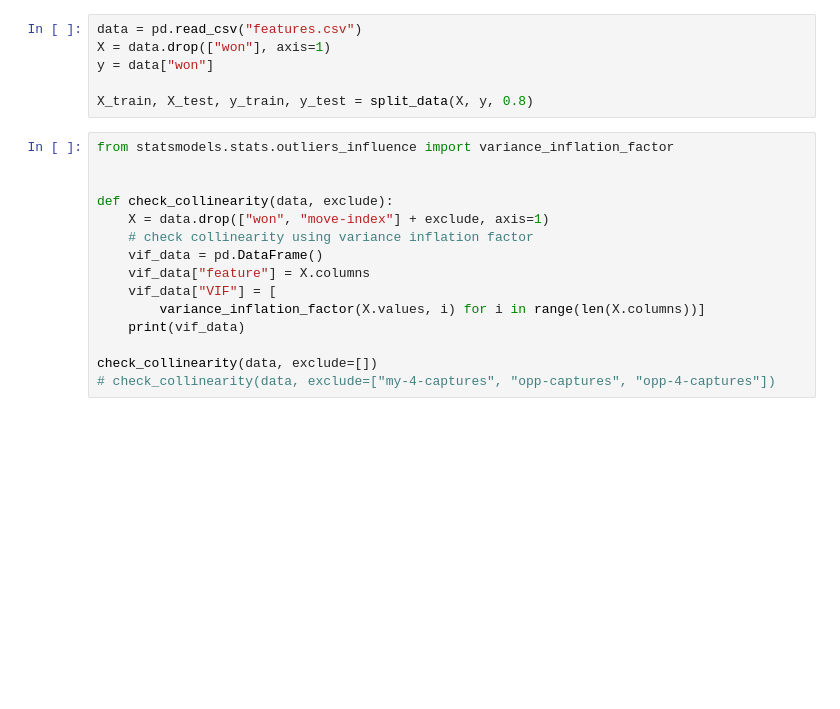
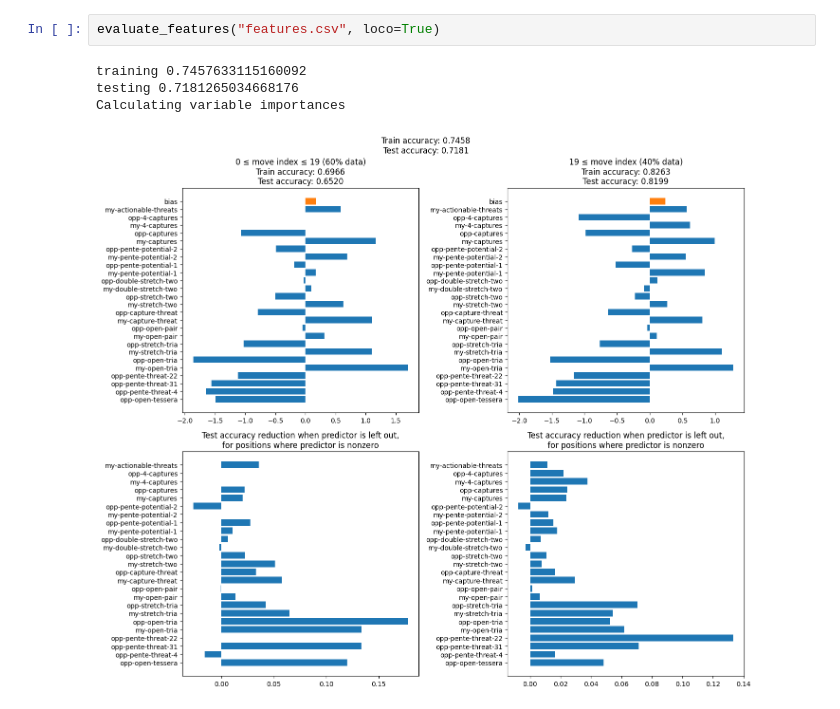
Before and after one commit to adam-kosinski/Pente, a Jupyter notebook: parameter_tuning/tune.ipynb, the cells around one changed output. Cells and saved outputs as stored; diff of their text form; blank space fills up the shorter version.

```diff
--- a/parameter_tuning/tune.ipynb
+++ b/parameter_tuning/tune.ipynb
@@ -175,21 +213,7 @@ def split_data(X, y, train_fraction):
-# %%
-data = pd.read_csv("features.csv")
-X = data.drop(["won"], axis=1)
-y = data["won"]
-
-X_train, X_test, y_train, y_test = split_data(X, y, 0.8)
-# %%
-from statsmodels.stats.outliers_influence import variance_inflation_factor
-
-
-def check_collinearity(data, exclude):
-    X = data.drop(["won", "move-index"] + exclude, axis=1)
-    # check collinearity using variance inflation factor
-    vif_data = pd.DataFrame()
-    vif_data["feature"] = X.columns
-    vif_data["VIF"] = [
-        variance_inflation_factor(X.values, i) for i in range(len(X.columns))]
-    print(vif_data)
-
-check_collinearity(data, exclude=[])
-# check_collinearity(data, exclude=["my-4-captures", "opp-captures", "opp-4-captures"])
+# %%
+evaluate_features("features.csv", loco=True)
+# %% [output]
+training 0.7457633115160092
+testing 0.7181265034668176
+Calculating variable importances
+[figure, added]
```
Also changed, not shown: parts of 6 cells of this notebook, 3 other files.
